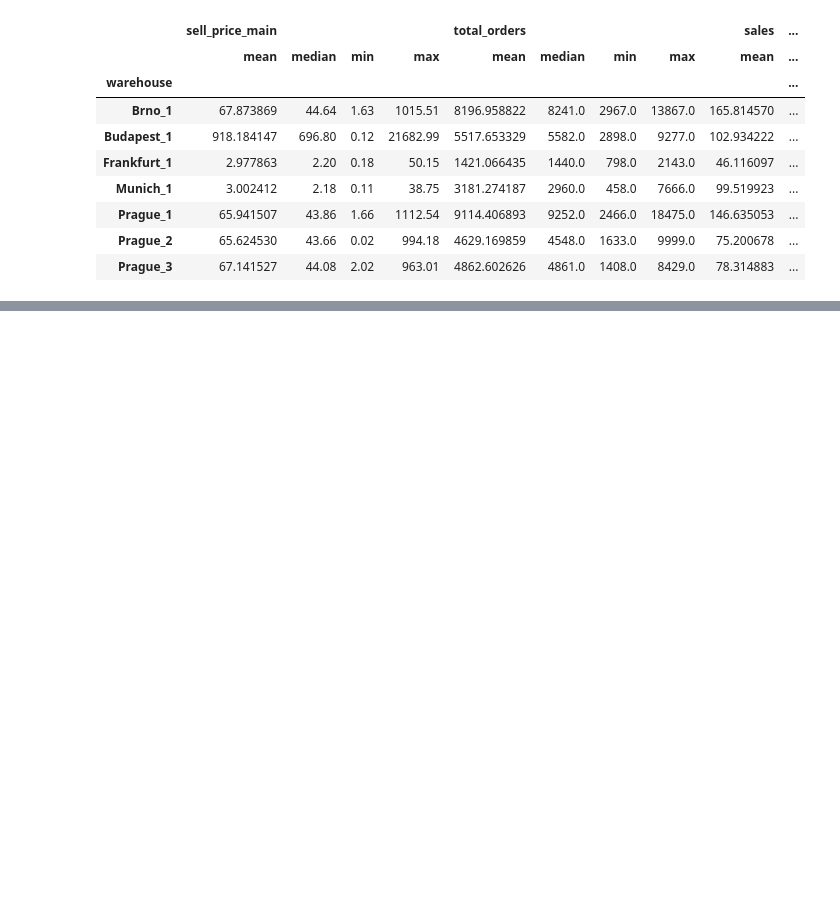
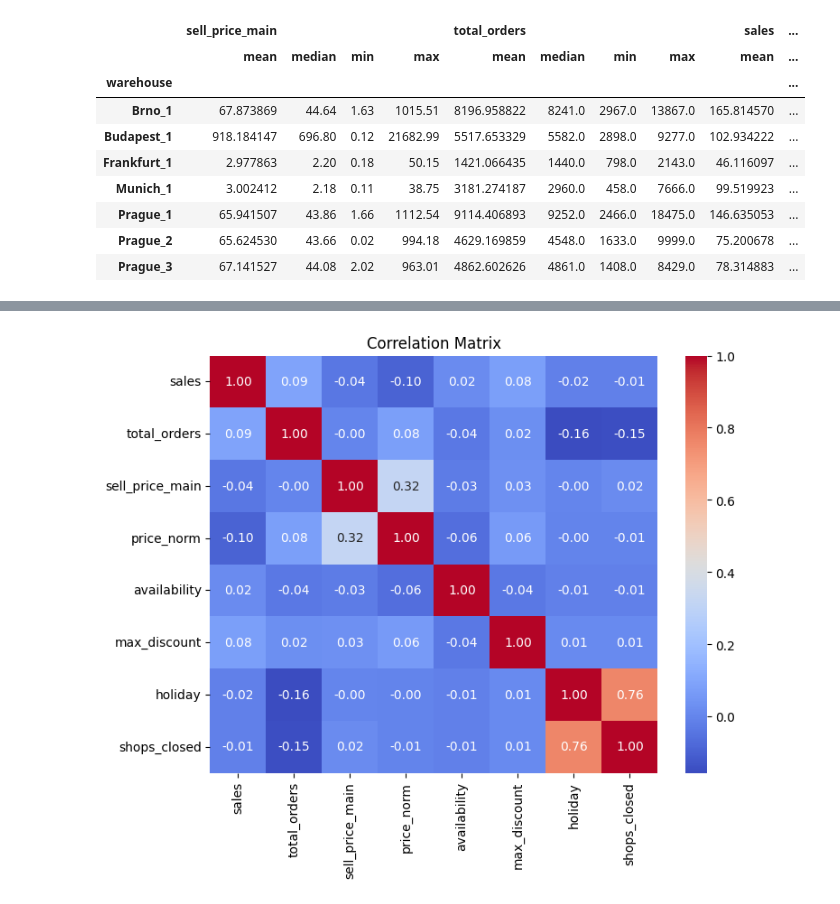
Before and after one commit to KtoxTheNisa/GROUP51_CENG313, a Jupyter notebook: assignment1_eda_baseline.ipynb, the cells around one changed output, grey strips where cells are left out. Saved outputs shown, nothing was run; the diff lists cells and outputs as text; code cells hidden in the pictures; blank space fills up the shorter version.

Commit message:
apply data cleaning, normalization and merge tables

```diff
--- a/assignment1_eda_baseline.ipynb
+++ b/assignment1_eda_baseline.ipynb
@@ -217,3 +209,11 @@ sales_train.groupby("warehouse")[["sell_price_main", "total_orders", "sales"]].a
 | Prague_1 | 65.941507 | 43.86 | 1.66 | 1112.54 | 9114.406893 | 9252.0 | 2466.0 | 18475.0 | 146.635053 | ... |
 | Prague_2 | 65.624530 | 43.66 | 0.02 | 994.18 | 4629.169859 | 4548.0 | 1633.0 | 9999.0 | 75.200678 | ... |
 | Prague_3 | 67.141527 | 44.08 | 2.02 | 963.01 | 4862.602626 | 4861.0 | 1408.0 | 8429.0 | 78.314883 | ... |
+# %%
+#take last 600000 rows for memory
+train_sample = sales_train.sort_values("date").tail(600000).reset_index(drop=True)
+cal_clean = clean_calendar(calendar)
+train_clean = clean_sales(train_sample, is_train=True)
+test_clean = clean_sales(sales_test, is_train=False)
+print("Remaining missing values in train:", train_clean.isnull().sum().sum())
+print("Remaining missing values in calendar:", cal_clean.isnull().sum().sum())
@@ -219,0 +223,5 @@ sales_train.groupby("warehouse")[["sell_price_main", "total_orders", "sales"]].a
+# %%
+#normalize price per warehouse
+train_norm = normalize_price(train_clean)
+test_norm = normalize_price(test_clean)
+train_norm.groupby("warehouse")[["sell_price_main", "price_norm"]].agg(["min", "mean", "max"])
@@ -219,0 +239,10 @@ sales_train.groupby("warehouse")[["sell_price_main", "total_orders", "sales"]].a
+# %%
+#merge with inventory and calendar
+print("Train shape before merge:", train_norm.shape)
+
+train_merged = merge_tables(train_norm, inventory, cal_clean)
+test_merged = merge_tables(test_norm, inventory, cal_clean)
+print("Train shape after merge:", train_merged.shape)
+print("Test shape after merge:", test_merged.shape)
+
+train_merged.head(3)
@@ -219,0 +258,9 @@ sales_train.groupby("warehouse")[["sell_price_main", "total_orders", "sales"]].a
+# %%
+#correlation matrix
+cols = ["sales", "total_orders", "sell_price_main", "price_norm", "availability", "max_discount", "holiday", "shops_closed"]
+plt.figure(figsize=(8, 6))
+sns.heatmap(train_merged[cols].corr(), annot=True, fmt=".2f", cmap="coolwarm")
+plt.title("Correlation Matrix")
+plt.show()
+# %% [output]
+[figure, added]
```
Also changed, not shown: parts of 6 cells of this notebook.
